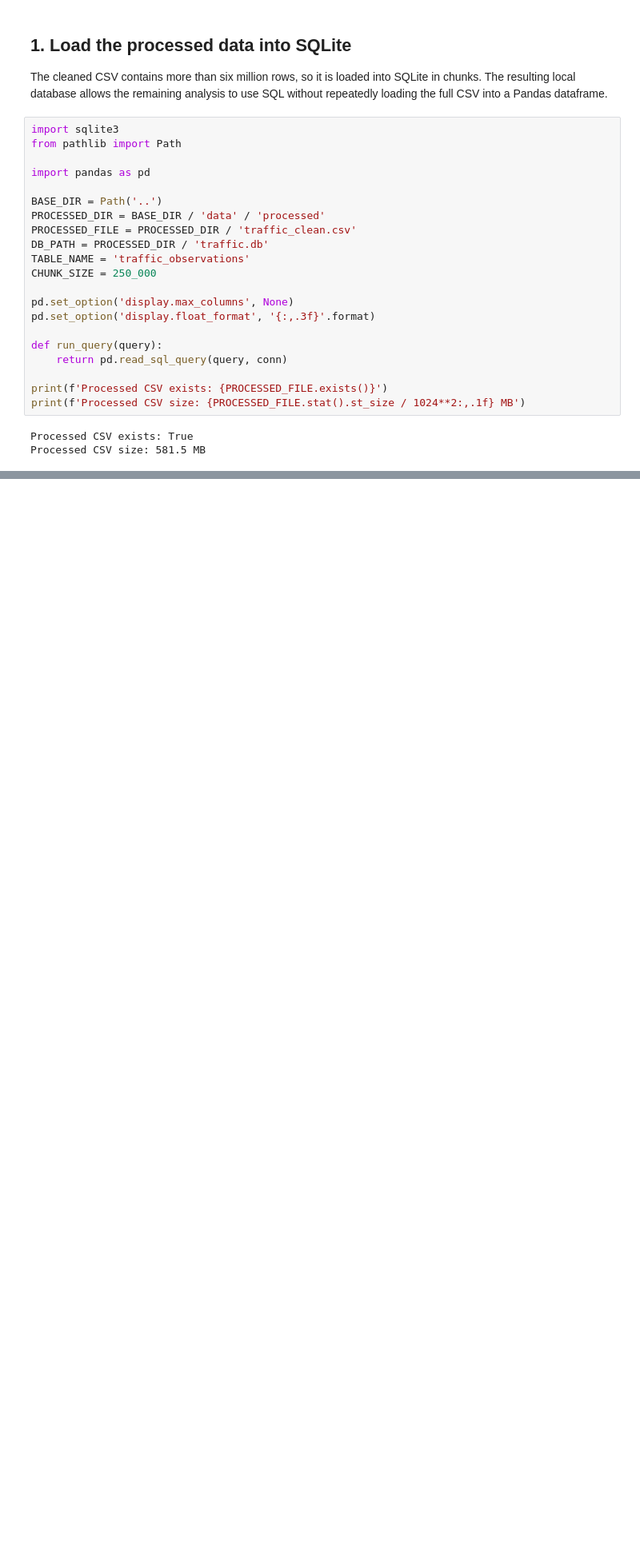
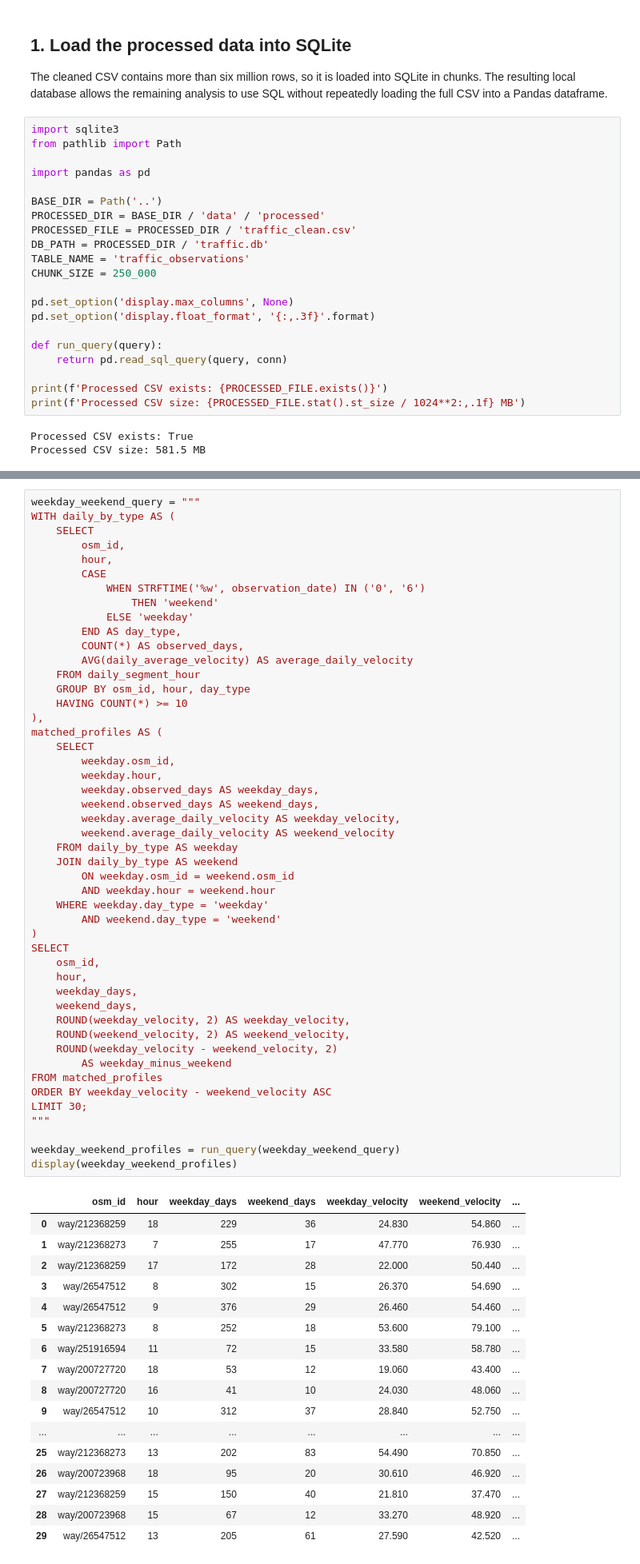
Before and after one commit to hafezomar/lebanon-traffic-ml, a Jupyter notebook: notebooks/01_sql_traffic_analysis.ipynb, the cells around one changed output, grey strips where cells are left out. Shown at 80% size. Drawn from its saved outputs; the diff is of its cells as text; blank space fills up the shorter version.

```diff
--- a/notebooks/01_sql_traffic_analysis.ipynb
+++ b/notebooks/01_sql_traffic_analysis.ipynb
@@ -61,0 +413,66 @@ Active table: traffic_observations
+# %%
+weekday_weekend_query = """
+WITH daily_by_type AS (
+    SELECT
+        osm_id,
+        hour,
+        CASE
+            WHEN STRFTIME('%w', observation_date) IN ('0', '6')
+                THEN 'weekend'
+            ELSE 'weekday'
+        END AS day_type,
+        COUNT(*) AS observed_days,
+        AVG(daily_average_velocity) AS average_daily_velocity
+    FROM daily_segment_hour
+    GROUP BY osm_id, hour, day_type
+    HAVING COUNT(*) >= 10
+),
+matched_profiles AS (
+    SELECT
+        weekday.osm_id,
+        weekday.hour,
+        weekday.observed_days AS weekday_days,
+        weekend.observed_days AS weekend_days,
+        weekday.average_daily_velocity AS weekday_velocity,
+        weekend.average_daily_velocity AS weekend_velocity
+    FROM daily_by_type AS weekday
+    JOIN daily_by_type AS weekend
+        ON weekday.osm_id = weekend.osm_id
+        AND weekday.hour = weekend.hour
+    WHERE weekday.day_type = 'weekday'
+        AND weekend.day_type = 'weekend'
+)
+SELECT
+    osm_id,
+    hour,
+    weekday_days,
+    weekend_days,
+    ROUND(weekday_velocity, 2) AS weekday_velocity,
+    ROUND(weekend_velocity, 2) AS weekend_velocity,
+    ROUND(weekday_velocity - weekend_velocity, 2)
+        AS weekday_minus_weekend
+FROM matched_profiles
+ORDER BY weekday_velocity - weekend_velocity ASC
+LIMIT 30;
+"""
+
+weekday_weekend_profiles = run_query(weekday_weekend_query)
+display(weekday_weekend_profiles)
+# %% [output]
+|  | osm_id | hour | weekday_days | weekend_days | weekday_velocity | weekend_velocity | ... |
+| 0 | way/212368259 | 18 | 229 | 36 | 24.830 | 54.860 | ... |
+| 1 | way/212368273 | 7 | 255 | 17 | 47.770 | 76.930 | ... |
+| 2 | way/212368259 | 17 | 172 | 28 | 22.000 | 50.440 | ... |
+| 3 | way/26547512 | 8 | 302 | 15 | 26.370 | 54.690 | ... |
+| 4 | way/26547512 | 9 | 376 | 29 | 26.460 | 54.460 | ... |
+| 5 | way/212368273 | 8 | 252 | 18 | 53.600 | 79.100 | ... |
+| 6 | way/251916594 | 11 | 72 | 15 | 33.580 | 58.780 | ... |
+| 7 | way/200727720 | 18 | 53 | 12 | 19.060 | 43.400 | ... |
+| 8 | way/200727720 | 16 | 41 | 10 | 24.030 | 48.060 | ... |
+| 9 | way/26547512 | 10 | 312 | 37 | 28.840 | 52.750 | ... |
+| ... | ... | ... | ... | ... | ... | ... | ... |
+| 25 | way/212368273 | 13 | 202 | 83 | 54.490 | 70.850 | ... |
+| 26 | way/200723968 | 18 | 95 | 20 | 30.610 | 46.920 | ... |
+| 27 | way/212368259 | 15 | 150 | 40 | 21.810 | 37.470 | ... |
+| 28 | way/200723968 | 15 | 67 | 12 | 33.270 | 48.920 | ... |
+| 29 | way/26547512 | 13 | 205 | 61 | 27.590 | 42.520 | ... |
```
Also changed, not shown: parts of 41 cells of this notebook, 4 other files.
